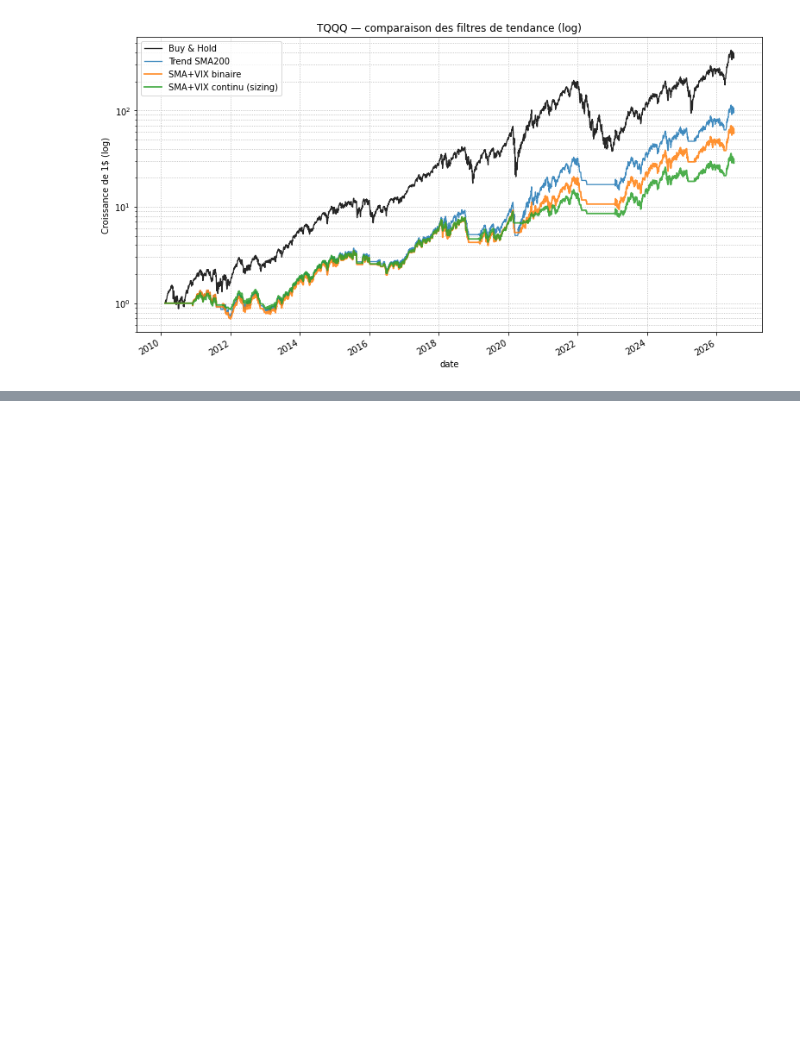
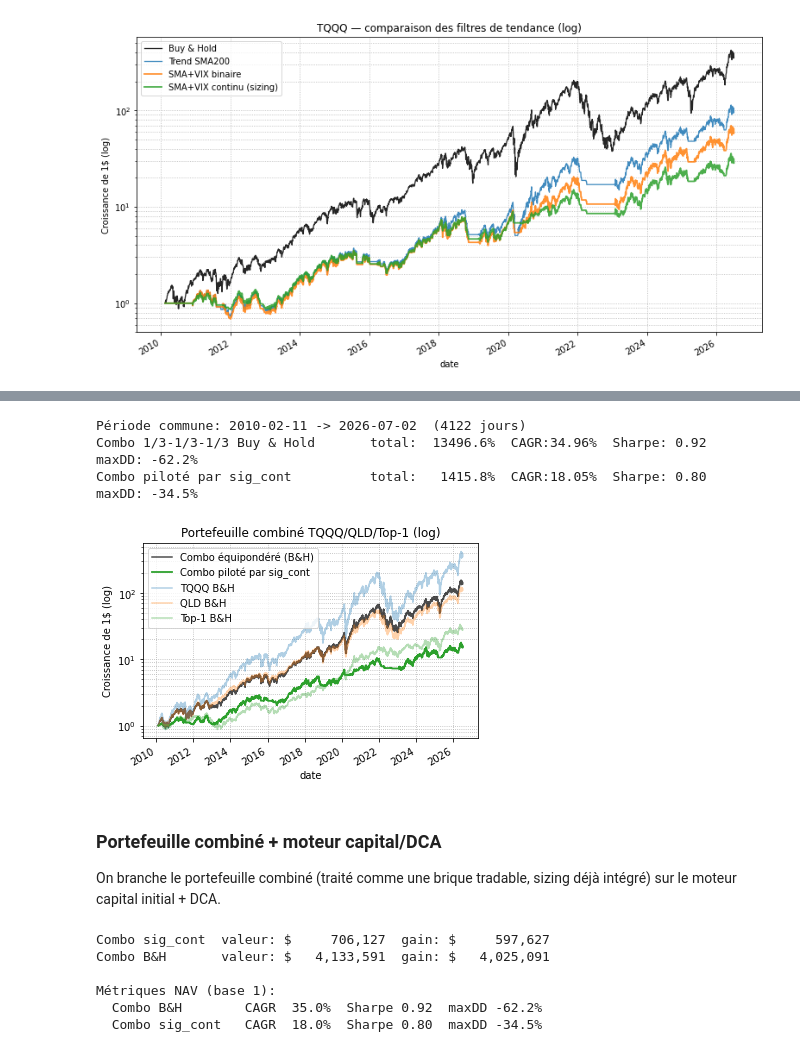
Before and after one commit to noegabriel/strategies, a Jupyter notebook: strategies.ipynb, the cells around one changed output, grey strips where cells are left out. Cells and saved outputs as stored; diff of their text form; code cells hidden in the pictures; blank space fills up the shorter version.

```diff
--- a/strategies.ipynb
+++ b/strategies.ipynb
@@ -336,0 +466,65 @@ ax.grid(True, which="both", ls=":");
+# %%
+common = tqqq.index.intersection(qld.index).intersection(top1.index)
+print(f"Période commune: {common.min().date()} -> {common.max().date()}  ({len(common)} jours)")
+
+assets = {
+    "TQQQ": (tqqq, ndx),
+    "QLD":  (qld,  ndx),
+    "Top-1": (top1, top1),
+}
+W = 1.0 / len(assets)
+
+def asset_leg(price, underlying, dates):
+    """(rendement quotidien, position sig_cont décalée) sur `dates`."""
+    sig = sma_vix_signal(align(underlying, price.index), vix)["sig_cont"]
+    ret = price.pct_change().reindex(dates).fillna(0.0)
+    pos = sig.reindex(dates).shift(1).fillna(0.0)
+    return ret, pos
+
+# Portefeuille piloté par sig_cont
+port_ret = pd.Series(0.0, index=common)
+bh_ret   = pd.Series(0.0, index=common)   # référence : équipondéré plein (sizing = 1)
+for name, (price, und) in assets.items():
+    ret, pos = asset_leg(price, und, common)
+    port_ret += W * pos * ret
+    bh_ret   += W * ret
+
+port_eq = (1 + port_ret).cumprod()
+bh_eq   = (1 + bh_ret).cumprod()
+
+stats(bh_eq,   "Combo 1/3-1/3-1/3 Buy & Hold")
+stats(port_eq, "Combo piloté par sig_cont")
+
+# Chaque actif seul (buy & hold) sur la période commune, pour comparaison
+ax = (bh_eq).plot(logy=True, label="Combo équipondéré (B&H)", color="black", alpha=.7)
+port_eq.plot(ax=ax, label="Combo piloté par sig_cont", color="tab:green", lw=1.8)
+for name, (price, _) in assets.items():
+    (price.reindex(common) / price.reindex(common).iloc[0]).plot(ax=ax, alpha=.35, label=f"{name} B&H")
+ax.set_title("Portefeuille combiné TQQQ/QLD/Top-1 (log)")
+ax.set_ylabel("Croissance de 1$ (log)"); ax.legend(loc="upper left"); ax.grid(True, which="both", ls=":");
+# %% [output]
+Période commune: 2010-02-11 -> 2026-07-02  (4122 jours)
+Combo 1/3-1/3-1/3 Buy & Hold       total:  13496.6%  CAGR:34.96%  Sharpe: 0.92  maxDD: -62.2%
+Combo piloté par sig_cont          total:   1415.8%  CAGR:18.05%  Sharpe: 0.80  maxDD: -34.5%
+[figure, added]
+# %% [markdown]
+### Portefeuille combiné + moteur capital/DCA
+
+On branche le portefeuille combiné (traité comme une brique tradable, sizing déjà intégré) sur le
+moteur capital initial + DCA.
+# %%
+val_combo, inv_c, fees_c = simulate_portfolio(port_eq, pd.Series(1.0, index=port_eq.index))
+val_ew,    inv_e, fees_e = simulate_portfolio(bh_eq,   pd.Series(1.0, index=bh_eq.index))
+print(f"Combo sig_cont  valeur: ${val_combo.iloc[-1]:>12,.0f}  gain: ${val_combo.iloc[-1]-inv_c:>12,.0f}")
+print(f"Combo B&H       valeur: ${val_ew.iloc[-1]:>12,.0f}  gain: ${val_ew.iloc[-1]-inv_e:>12,.0f}")
+print("\nMétriques NAV (base 1):")
+for lbl, eq in [("Combo B&H", bh_eq), ("Combo sig_cont", port_eq)]:
+    m = metrics(eq)
+    print(f"  {lbl:16s} CAGR {m['CAGR']:>6.1%}  Sharpe {m['Sharpe']:>4.2f}  maxDD {m['maxDD']:>6.1%}")
+# %% [output]
+Combo sig_cont  valeur: $     706,127  gain: $     597,627
+Combo B&H       valeur: $   4,133,591  gain: $   4,025,091
+
+Métriques NAV (base 1):
+  Combo B&H        CAGR  35.0%  Sharpe 0.92  maxDD -62.2%
+  Combo sig_cont   CAGR  18.0%  Sharpe 0.80  maxDD -34.5%
```
Also changed, not shown: parts of 7 cells of this notebook.
